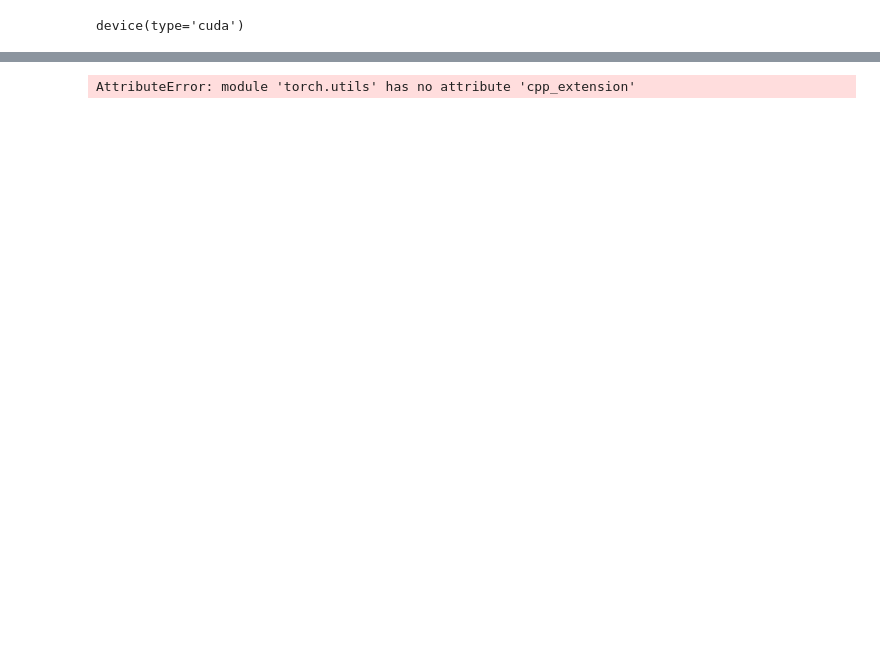
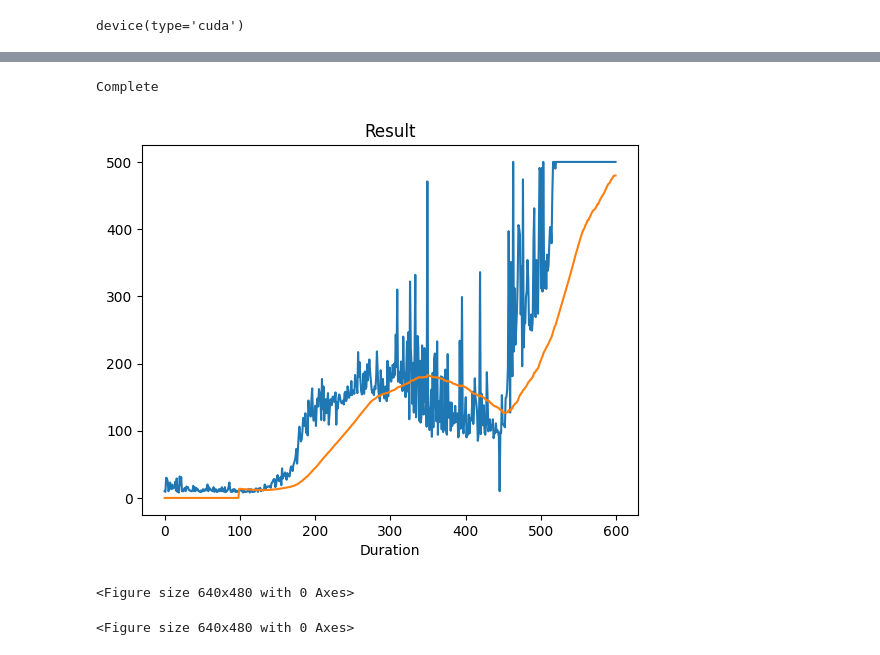
Before and after one commit to kumass2020/PyTorch-Playground, a Jupyter notebook: Reinforcement-Learning/DQN2.ipynb, the cells around one changed output, grey strips where cells are left out. Drawn from its saved outputs; the diff is of its cells as text; code cells hidden in the pictures; blank space fills up the shorter version.

```diff
--- a/Reinforcement-Learning/DQN2.ipynb
+++ b/Reinforcement-Learning/DQN2.ipynb
@@ -37,4 +37,0 @@ True
-# %%
-print(torch.utils.cpp_extension.CUDA_HOME)
-# %% [output]
-AttributeError: module 'torch.utils' has no attribute 'cpp_extension'
@@ -40,0 +56,15 @@ AttributeError: module 'torch.utils' has no attribute 'cpp_extension'
+# %%
+class DQN(nn.Module):
+
+    def __init__(self, n_observations, n_actions):
+        super(DQN, self).__init__()
+        self.layer1 = nn.Linear(n_observations, 128)
+        self.layer2 = nn.Linear(128, 128)
+        self.layer3 = nn.Linear(128, n_actions)
+
+    # Called with either one element to determine next action, or a batch
+    # during optimization, Returns tensor([left0exp, right0exp]...]).
+    def forward(self, x):
+        x = F.relu(self.layer1(x))
+        x = F.relu(self.layer2(x))
+        return self.layer3(x)
@@ -40,0 +193,52 @@ AttributeError: module 'torch.utils' has no attribute 'cpp_extension'
+# %%
+if torch.cuda.is_available():
+    num_episodes = 600
+else:
+    num_episodes = 50
+
+for i_episode in range(num_episodes):
+    # Initialize the environment and get its state
+    state, info = env.reset()
+    state = torch.tensor(state, dtype=torch.float32, device=device).unsqueeze(0)
+    for t in count():
+        action = select_action(state)
+        observation, reward, terminated, truncated, _ = env.step(action.item())
+        reward = torch.tensor([reward], device=device)
+        done = terminated or truncated
+
+        if terminated:
+            next_state = None
+        else:
+            next_state = torch.tensor(observation, dtype=torch.float32, device=device).unsqueeze(0)
+
+        # Store the transition in memory
+        memory.push(state, action, next_state, reward)
+
+        # Move to the next state
+        state = next_state
+
+        # Perform one step of the optimization (on the policy network)
+        optimize_model()
+
+        # Soft update of the target network's weights
+        # θ′ ← τ θ + (1 −τ )θ′
+        target_net_state_dict = target_net.state_dict()
+        policy_net_state_dict = policy_net.state_dict()
+        for key in policy_net_state_dict:
+            target_net_state_dict[key] = policy_net_state_dict[key]*TAU + target_net_state_dict[key]*(1-TAU)
+            target_net.load_state_dict(target_net_state_dict)
+
+        if done:
+            episode_durations.append(t + 1)
+            plot_durations()
+            break
+
+print('Complete')
+plot_durations(show_result=True)
+plt.ioff()
+plt.show()
+# %% [output]
+Complete
+[figure, added]
+<Figure size 640x480 with 0 Axes>
+<Figure size 640x480 with 0 Axes>
```
Also changed, not shown: parts of 7 cells of this notebook, 1 other file.
